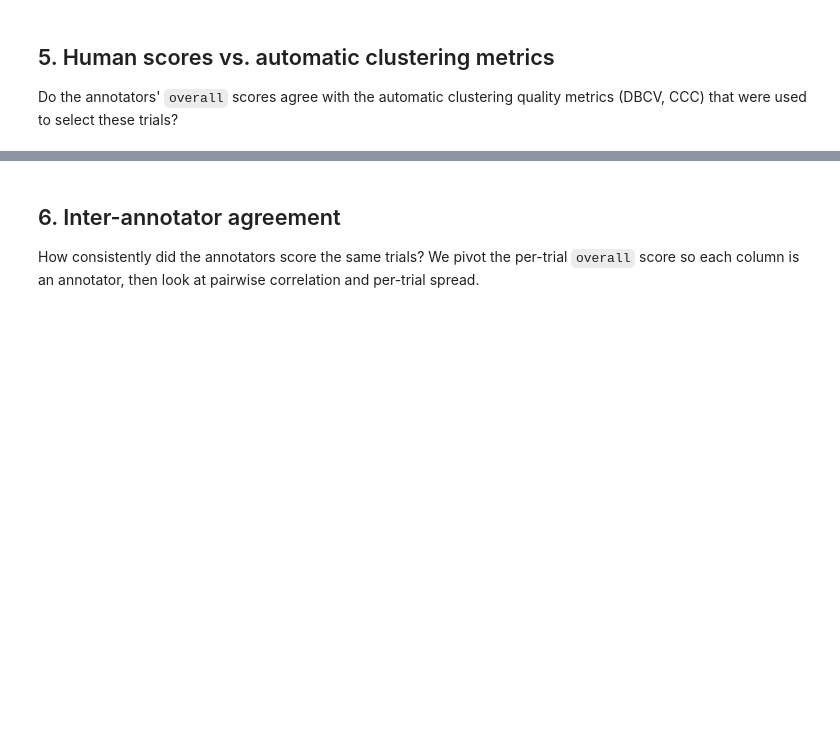
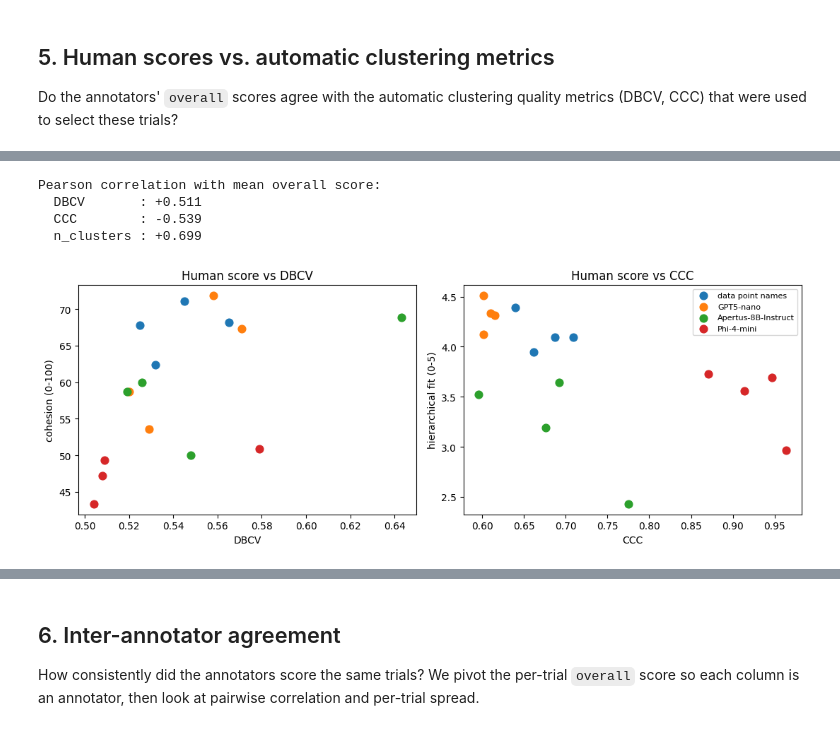
Before and after one commit to cea-ethz/Computational-Digital-Passport-Taxonomy, a Jupyter notebook: annotator results/annotator_results_summary.ipynb, the cells around one changed output, grey strips where cells are left out. Saved outputs shown, nothing was run; the diff lists cells and outputs as text; code cells hidden in the pictures; blank space fills up the shorter version.

```diff
--- a/annotator results/annotator_results_summary.ipynb
+++ b/annotator results/annotator_results_summary.ipynb
@@ -237,20 +310,33 @@ Do the annotators' `overall` scores agree with the automatic clustering quality
 # %%
-corr_df = trial_summary.dropna(subset=["dbcv", "ccc", "overall_mean"])
+corr_df = trial_summary.dropna(subset=["dbcv", "ccc", "cohesion_mean", "fit_mean"])
 if len(corr_df) >= 3:
     print("Pearson correlation with mean overall score:")
-    print(f"  DBCV       : {corr_df['overall_mean'].corr(corr_df['dbcv']):+.3f}")
-    print(f"  CCC        : {corr_df['overall_mean'].corr(corr_df['ccc']):+.3f}")
-    print(f"  n_clusters : {corr_df['overall_mean'].corr(corr_df['n_clusters']):+.3f}")
+    print(f"  DBCV       : {corr_df['dbcv'].corr(corr_df['cohesion_mean']):+.3f}")
+    print(f"  CCC        : {corr_df['fit_mean'].corr(corr_df['ccc']):+.3f}")
+    print(f"  n_clusters : {corr_df['cohesion_mean'].corr(corr_df['n_clusters']):+.3f}")
 
 fig, axes = plt.subplots(1, 2, figsize=(11, 4.2))
 for ax, metric in zip(axes, ["dbcv", "ccc"]):
     for s in sources:
-        sub = corr_df[corr_df["source"] == s]
-        ax.scatter(sub[metric], sub["overall_mean"], color=cmap[s],
-                   label=source_labels.get(s, s), s=60)
+        if metric == "dbcv":
+            sub = corr_df[corr_df["source"] == s]
+            ax.scatter(sub[metric], sub["cohesion_mean"], color=cmap[s],
+                    label=source_labels.get(s, s), s=60)
+            ax.set_ylabel("cohesion (0-100)")
+
+        else:
+            sub = corr_df[corr_df["source"] == s]
+            ax.scatter(sub[metric], sub["fit_mean"], color=cmap[s],
+                    label=source_labels.get(s, s), s=60)
+            ax.set_ylabel("hierarchical fit (0-5)")
     ax.set_xlabel(metric.upper())
-    ax.set_ylabel("mean overall (0–100)")
     ax.set_title(f"Human score vs {metric.upper()}")
 axes[1].legend(fontsize=8)
 plt.tight_layout()
 plt.show()
+# %% [output]
+Pearson correlation with mean overall score:
+  DBCV       : +0.511
+  CCC        : -0.539
+  n_clusters : +0.699
+[figure, added]
```
Also changed, not shown: parts of 17 cells of this notebook.
